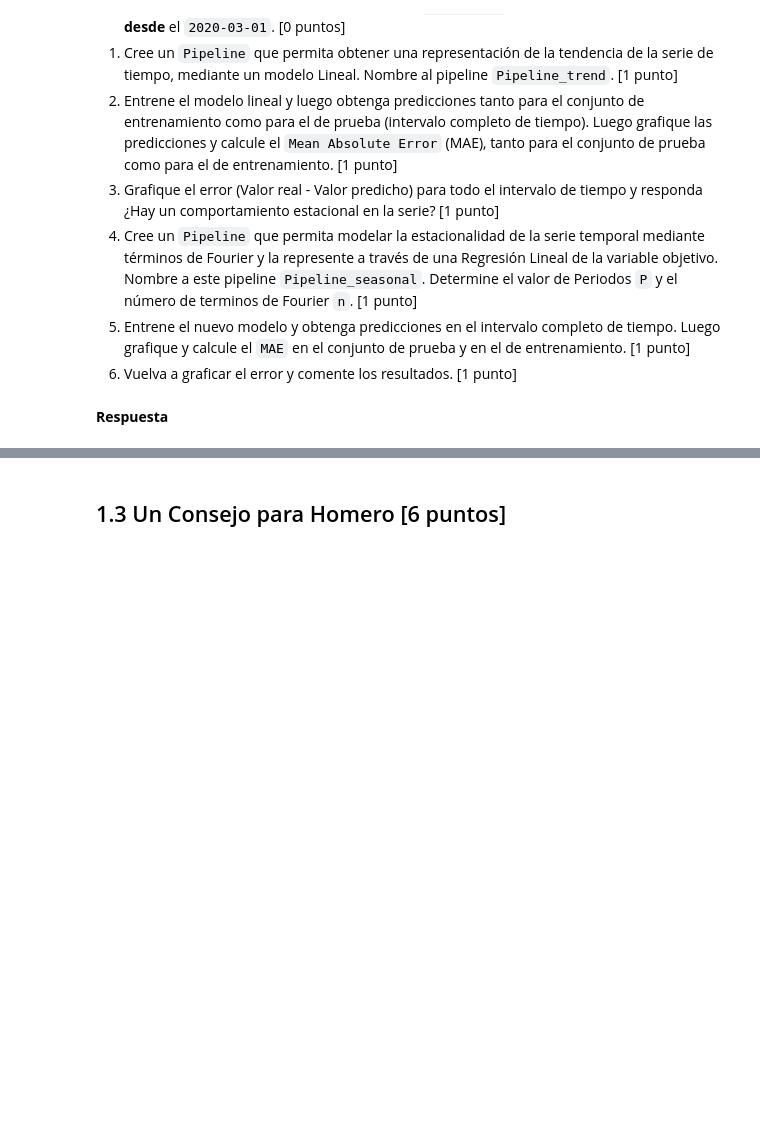
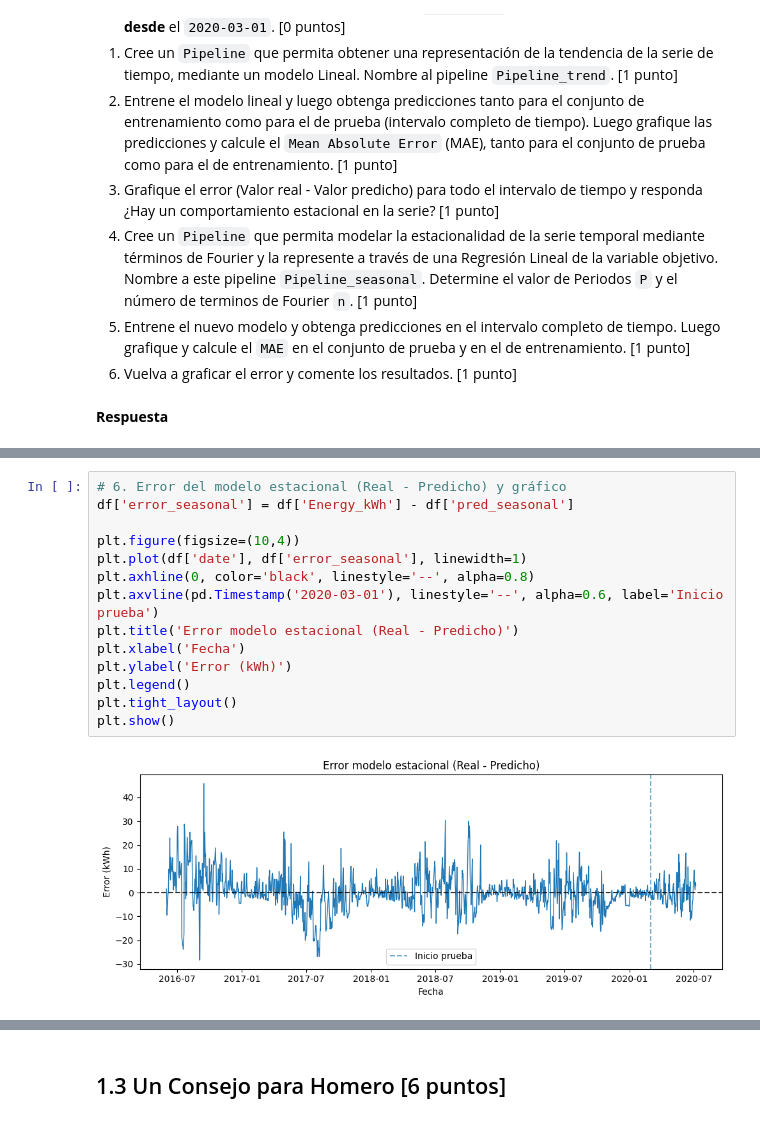
Before and after one commit to andresignacio-o/MDS7202, a Jupyter notebook: Lab10/Lab10_enunciado.ipynb, the cells around one changed output, grey strips where cells are left out. Cells and saved outputs as stored; diff of their text form; blank space fills up the shorter version.

```diff
--- a/Lab10/Lab10_enunciado.ipynb
+++ b/Lab10/Lab10_enunciado.ipynb
@@ -142,0 +309,16 @@ Usted, como buen ciudadano de Springfield, decide ayudar a Homero, el cual le pi
+# %%
+# 6. Error del modelo estacional (Real - Predicho) y gráfico
+df['error_seasonal'] = df['Energy_kWh'] - df['pred_seasonal']
+
+plt.figure(figsize=(10,4))
+plt.plot(df['date'], df['error_seasonal'], linewidth=1)
+plt.axhline(0, color='black', linestyle='--', alpha=0.8)
+plt.axvline(pd.Timestamp('2020-03-01'), linestyle='--', alpha=0.6, label='Inicio prueba')
+plt.title('Error modelo estacional (Real - Predicho)')
+plt.xlabel('Fecha')
+plt.ylabel('Error (kWh)')
+plt.legend()
+plt.tight_layout()
+plt.show()
+# %% [output]
+[figure, added]
```
Also changed, not shown: parts of 30 cells of this notebook.
